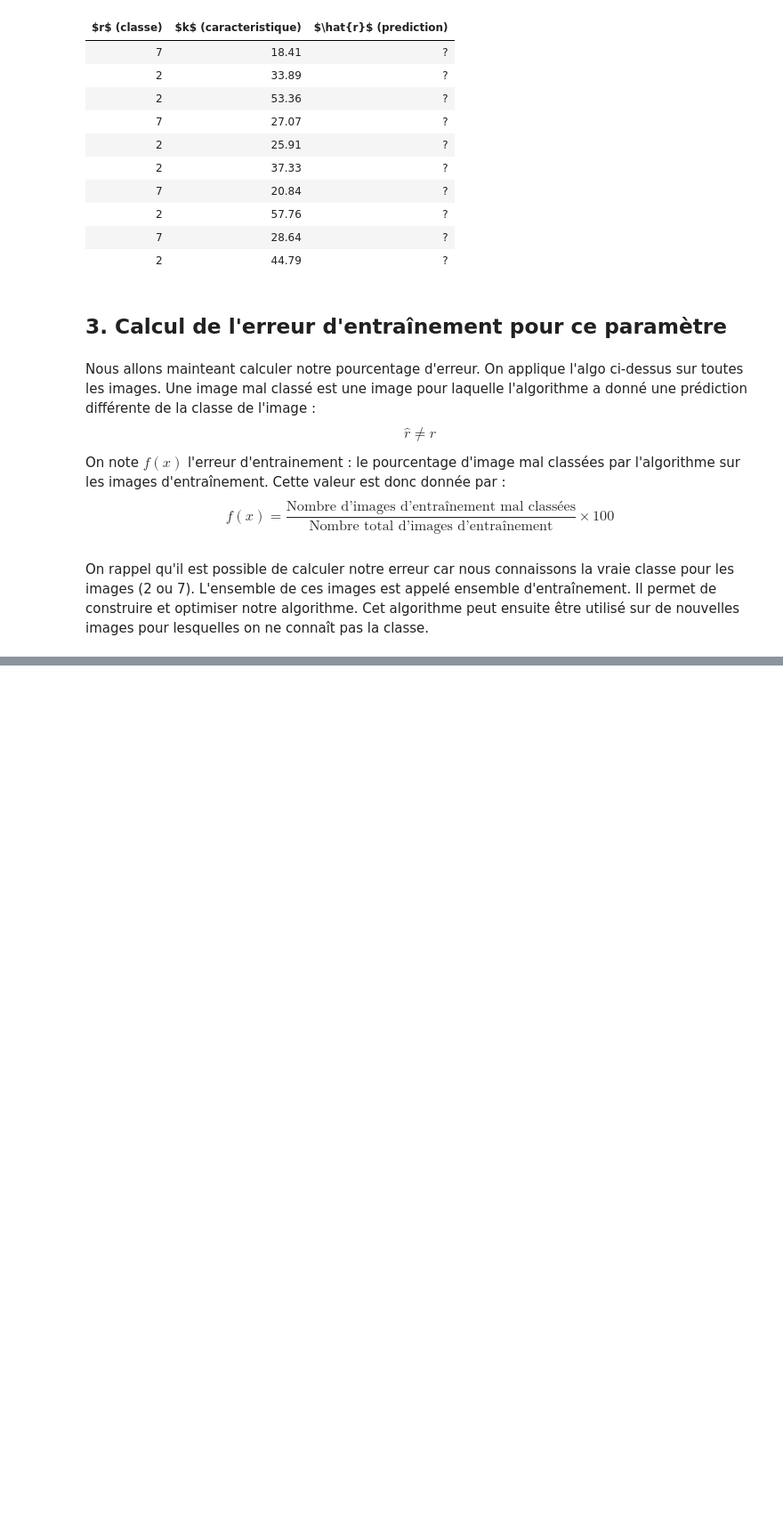
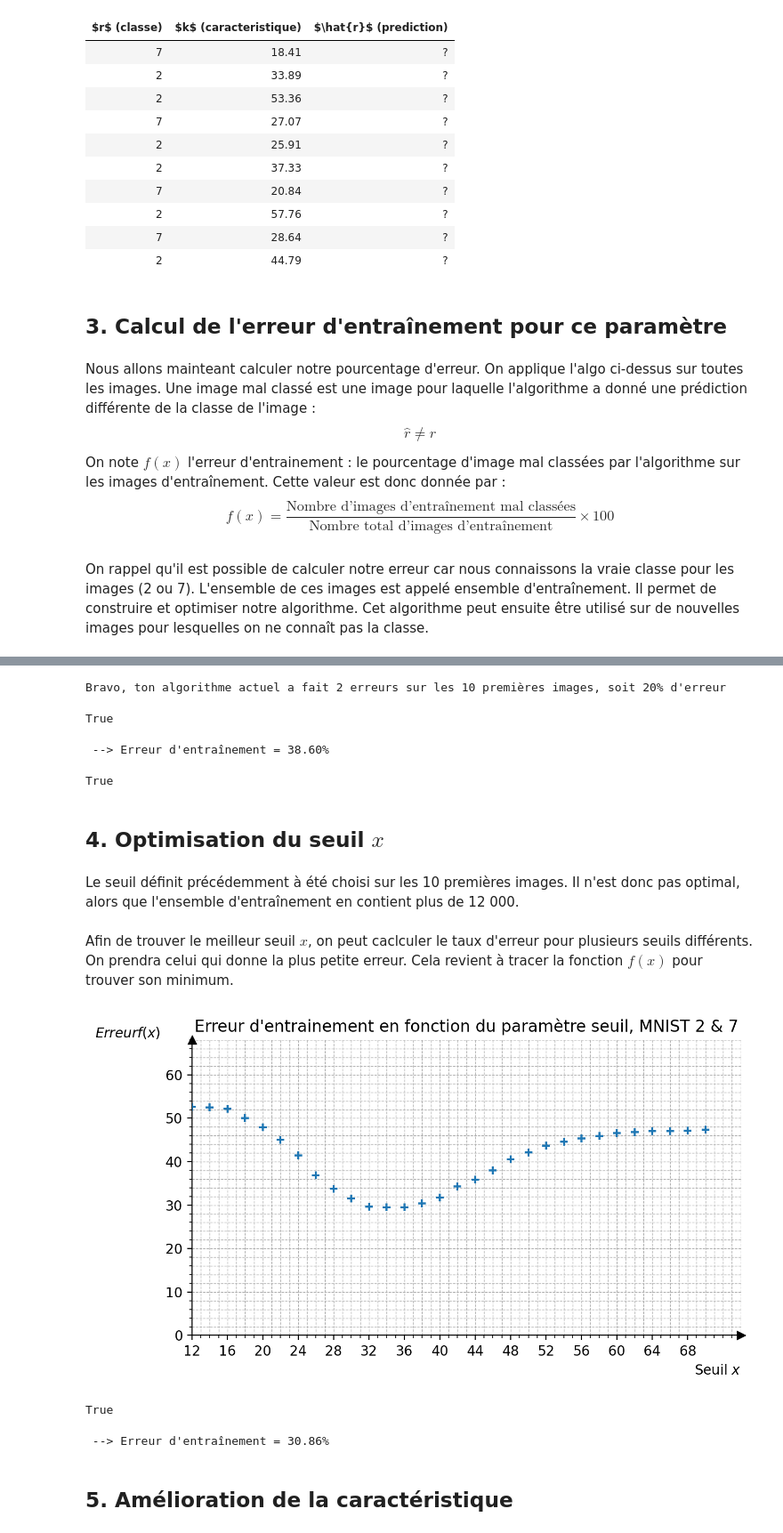
Before and after one commit to rachidsahli/Challenge-data-ens, a Jupyter notebook: MNIST/introduction_mnist.ipynb, the cells around one changed output, grey strips where cells are left out. Shown at 89% size. Saved outputs shown, nothing was run; the diff lists cells and outputs as text; code cells hidden in the pictures; blank space fills up the shorter version.

Commit message:
Optimisation du seuil

```diff
--- a/MNIST/introduction_mnist.ipynb
+++ b/MNIST/introduction_mnist.ipynb
@@ -184,0 +180,36 @@ TypeError: '<' not supported between instances of 'list' and 'int'
+# %%
+e_train_10 = 20
+validation_question_8()
+# %% [output]
+Bravo, ton algorithme actuel a fait 2 erreurs sur les 10 premières images, soit 20% d'erreur
+True
+# %%
+# Notre pourcentage d'erreur avec la caracteristique et le seuil choisi avec l'erreur_train()
+e_train = erreur_train(d_train, r_train, x, classification, caracteristique)
+print("\n \n --> Erreur d'entraînement =", f"{100*e_train:.2f}% \n \n")
+validation_execution_5()
+# %% [output]
+ --> Erreur d'entraînement = 38.60%
+True
+# %% [markdown]
+## 4. Optimisation du seuil $x$
+# %% [markdown]
+Le seuil définit précédemment à été choisi sur les 10 premières images. Il n'est donc pas optimal, alors que l'ensemble d'entraînement en contient plus de 12 000.
+# %% [markdown]
+Afin de trouver le meilleur seuil $x$, on peut caclculer le taux d'erreur pour plusieurs seuils différents. On prendra celui qui donne la plus petite erreur.
+Cela revient à tracer la fonction $f(x)$ pour trouver son minimum.
+# %%
+tracer_erreur(classification, caracteristique)
+validation_execution_6()
+# %% [output]
+[figure, added]
+True
+# %%
+x = 32
+# Calcul de l'erreur d'entrainement avec ce nouveau seuil :
+e_train = erreur_train(d_train, r_train, x, classification, caracteristique)
+print("\n \n --> Erreur d'entraînement =", f"{100*e_train:.2f}% \n \n")
+# %% [output]
+ --> Erreur d'entraînement = 30.86%
+# %% [markdown]
+## 5. Amélioration de la caractéristique
```
Also changed, not shown: parts of 6 cells of this notebook, 1 other file.
